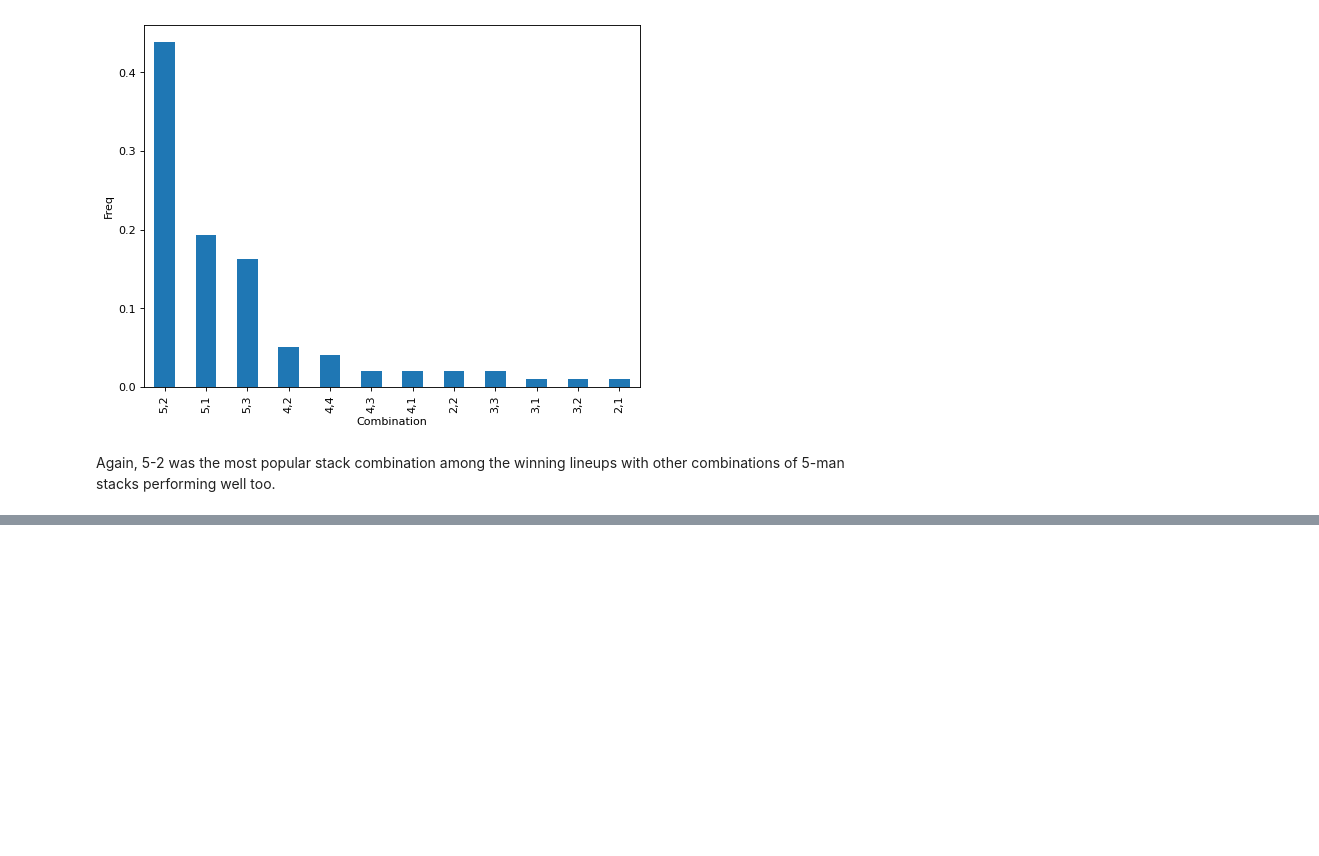
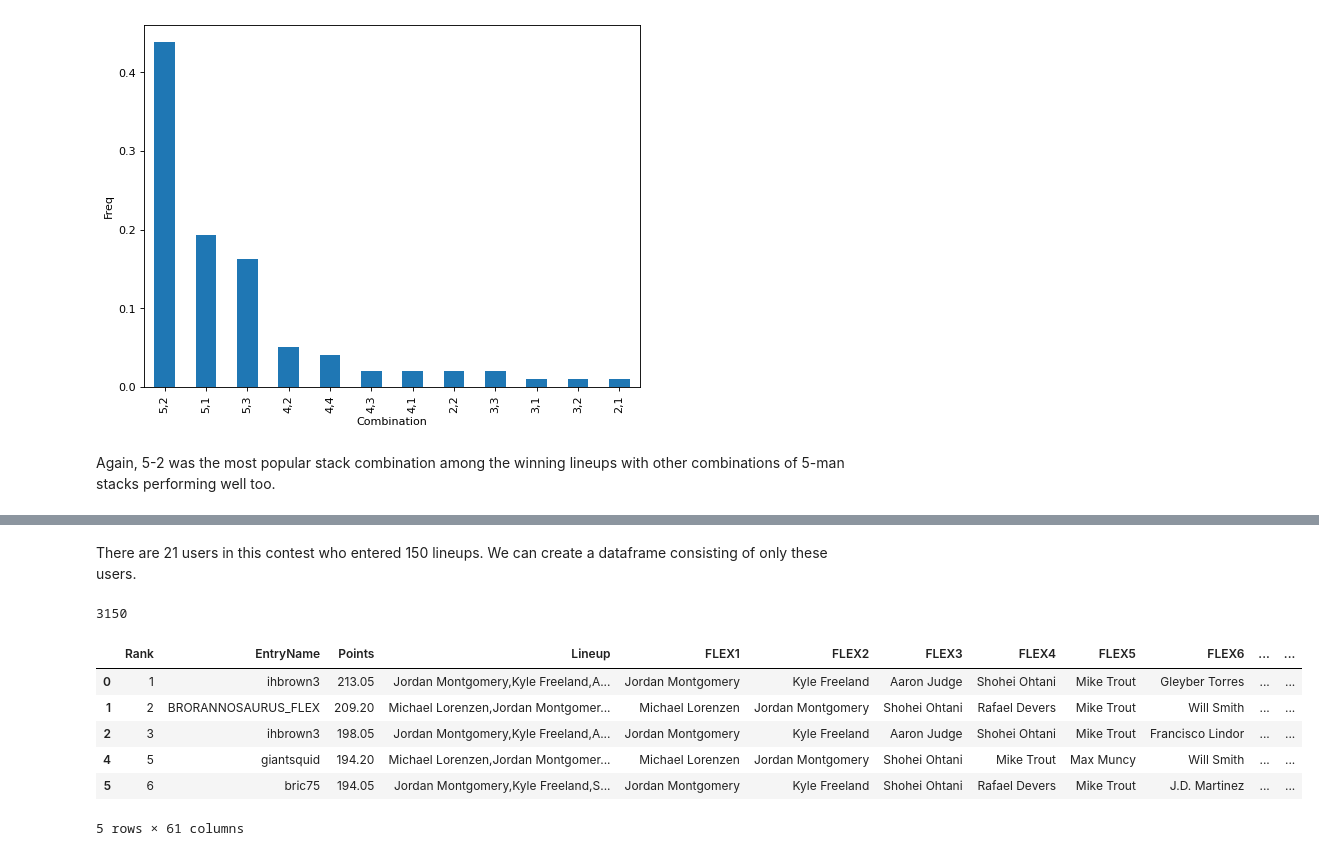
Before and after one commit to flaghunter21/DFS, a Jupyter notebook: Contest_Analysis.ipynb, the cells around one changed output, grey strips where cells are left out. Cells and saved outputs as stored; diff of their text form; code cells hidden in the pictures; blank space fills up the shorter version.

```diff
--- a/Contest_Analysis.ipynb
+++ b/Contest_Analysis.ipynb
@@ -418,0 +446,15 @@ Again, 5-2 was the most popular stack combination among the winning lineups with
+# %% [markdown]
+There are 21 users in this contest who entered 150 lineups. We can create a dataframe consisting of only these users.
+# %%
+maxers_df = cleaned_contest[cleaned_contest['EntryName'].isin(maxers_150.index)]
+print(len(maxers_df))
+maxers_df.head()
+# %% [output]
+3150
+|  | Rank | EntryName | Points | Lineup | FLEX1 | FLEX2 | FLEX3 | FLEX4 | FLEX5 | FLEX6 | ... | ... |
+| 0 | 1 | ihbrown3 | 213.05 | Jordan Montgomery,Kyle Freeland,A... | Jordan Montgomery | Kyle Freeland | Aaron Judge | Shohei Ohtani | Mike Trout | Gleyber Torres | ... | ... |
+| 1 | 2 | BRORANNOSAURUS_FLEX | 209.20 | Michael Lorenzen,Jordan Montgomer... | Michael Lorenzen | Jordan Montgomery | Shohei Ohtani | Rafael Devers | Mike Trout | Will Smith | ... | ... |
+| 2 | 3 | ihbrown3 | 198.05 | Jordan Montgomery,Kyle Freeland,A... | Jordan Montgomery | Kyle Freeland | Aaron Judge | Shohei Ohtani | Mike Trout | Francisco Lindor | ... | ... |
+| 4 | 5 | giantsquid | 194.20 | Michael Lorenzen,Jordan Montgomer... | Michael Lorenzen | Jordan Montgomery | Shohei Ohtani | Mike Trout | Max Muncy | Will Smith | ... | ... |
+| 5 | 6 | bric75 | 194.05 | Jordan Montgomery,Kyle Freeland,S... | Jordan Montgomery | Kyle Freeland | Shohei Ohtani | Rafael Devers | Mike Trout | J.D. Martinez | ... | ... |
+5 rows × 61 columns
```
Also changed, not shown: parts of 13 cells of this notebook.
